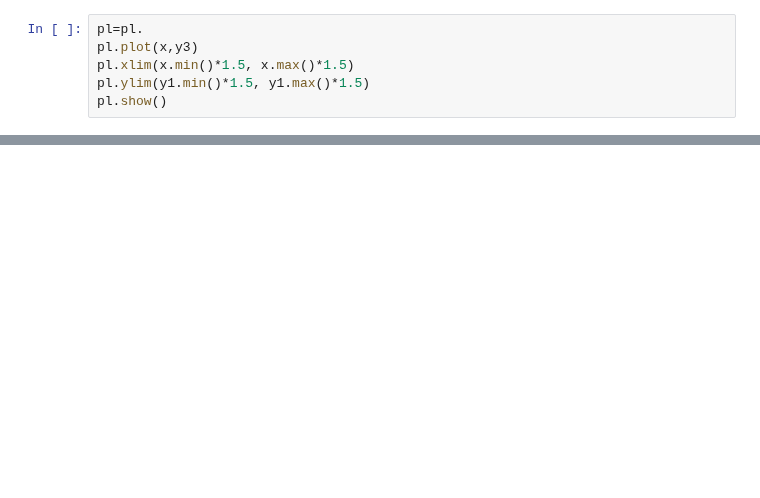
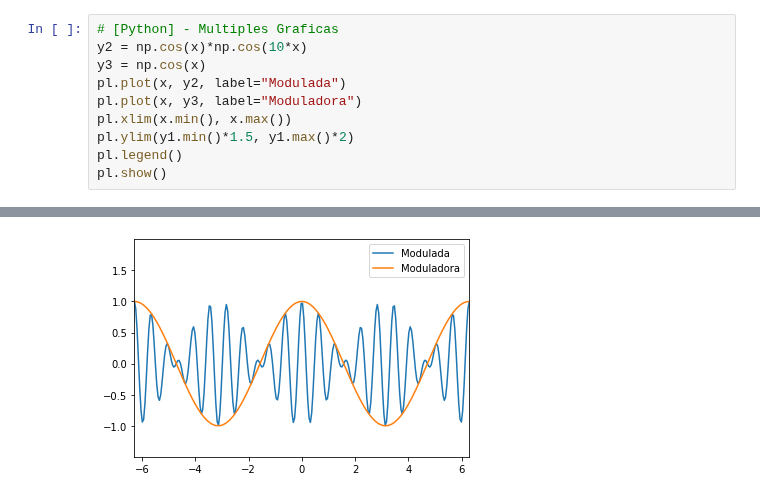
Before and after one commit to GiancarloBenavides/Metodos-Numericos, a Jupyter notebook: Jupyter/00_Jupyter.ipynb, the cells around one changed output, grey strips where cells are left out. Drawn from its saved outputs; the diff is of its cells as text; blank space fills up the shorter version.

```diff
--- a/Jupyter/00_Jupyter.ipynb
+++ b/Jupyter/00_Jupyter.ipynb
@@ -29,7 +92,11 @@ pl.show()
 # %%
-pl=pl.
-pl.plot(x,y3)
-pl.xlim(x.min()*1.5, x.max()*1.5)
-pl.ylim(y1.min()*1.5, y1.max()*1.5)
+# [Python] - Multiples Graficas
+y2 = np.cos(x)*np.cos(10*x)
+y3 = np.cos(x)
+pl.plot(x, y2, label="Modulada")
+pl.plot(x, y3, label="Moduladora")
+pl.xlim(x.min(), x.max())
+pl.ylim(y1.min()*1.5, y1.max()*2)
+pl.legend()
 pl.show()
 # %% [output]
@@ -36,0 +103 @@ SyntaxError: invalid syntax (<ipython-input-5-1a84071b6c1f>, line 1)
+[figure, added]
```
Also changed, not shown: parts of 19 cells of this notebook, 3 other files.
